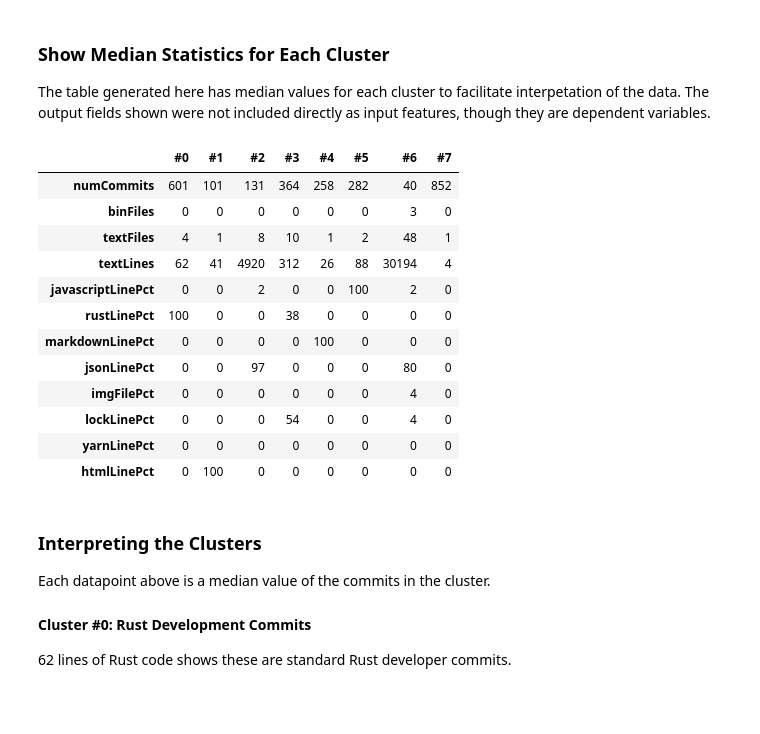
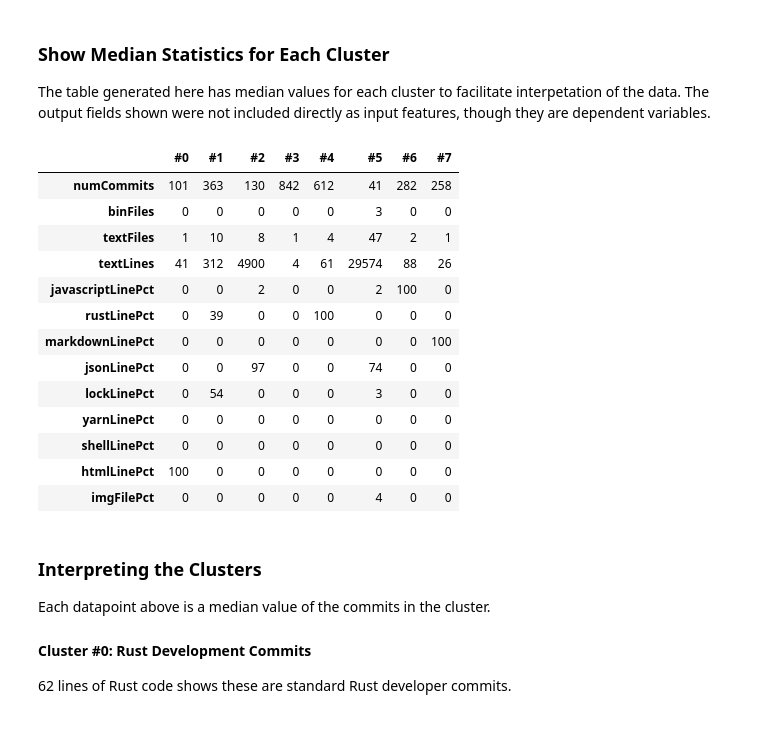
Before and after one commit to Deadman-DAO/Web3HackerNetwork, a Jupyter notebook: sandbox/notebooks/bob/commit_clustering.ipynb, the cells around one changed output. Saved outputs shown, nothing was run; the diff lists cells and outputs as text; code cells hidden in the pictures.

```diff
--- a/sandbox/notebooks/bob/commit_clustering.ipynb
+++ b/sandbox/notebooks/bob/commit_clustering.ipynb
@@ -16,0 +20,3 @@ all_commit_features = feature_map.get_commit_features(all_commit_stats)
+# %%
+possible_names = [feature_name for feature_name in all_commit_features[0].keys() if feature_name.endswith('Lines')]
+str(possible_names)
@@ -16,0 +25,22 @@ all_commit_features = feature_map.get_commit_features(all_commit_stats)
+# %%
+import matplotlib.pyplot as plt
+import numpy as np
+
+def log1p_array(feature_set, feature_name):
+    return [np.log1p(features[feature_name]) for features in feature_set if features[feature_name] > 0]
+
+def hist_me_with_your_best_shot(axis, stats_set, stat_name):
+    logarray = log1p_array(stats_set, stat_name)
+    axis.hist(logarray, 100)
+    axis.set_title(stat_name + " (" + str(len(logarray)) + " commits)")
+
+num_plots = len(possible_names)
+height = num_plots * 3
+fig, axs = plt.subplots(num_plots, 1, figsize=(20,height))
+
+i = 0
+for feature_name in possible_names:
+    hist_me_with_your_best_shot(axs[i], all_commit_features, feature_name)
+    i += 1
+
+plt.show()
@@ -24,7 +56,7 @@ import numpy as np
 
 feature_names = [
     'javascriptLines', 'rustLines', 'markdownLines', 'jsonLines','lockLines',
-    'yarnLines', 'clojureLines', 'htmlLines', 'imgFiles',
+    'yarnLines', 'shellLines', 'htmlLines', 'imgFiles',
 ]
 X = [[np.log1p(features[feature_name]) for feature_name in feature_names] for features in all_commit_features]
 X[slice(5)]
@@ -58,45 +90,46 @@ plt.show()
 ### Reshape the Stats for Easier Handling
 # %%
 for i in range(0, len(y_pred)):
-    all_stats[i]['cluster'] = y_pred[i]
+    all_commit_features[i]['cluster'] = y_pred[i]
 
 clusters = [i for i in range(0, num_clusters)]
 for i in range(0, num_clusters):
-    clusters[i] = [stats for stats in all_stats if stats['cluster'] == i]
+    clusters[i] = [stats for stats in all_commit_features if stats['cluster'] == i]
 # %% [markdown]
 ### Show Median Statistics for Each Cluster
 The table generated here has median values for each cluster to facilitate interpetation of the data. The output fields shown were not included directly as input features, though they are dependent variables.
 # %%
 import numpy as np
 import pandas as pd
 
 cluster_names = ['#' + str(i) for i in range(0,len(clusters))]
 fields = ['numCommits', 'binFiles', 'textFiles', 'textLines',
           'javascriptLinePct', 'rustLinePct', 'markdownLinePct', 'jsonLinePct',
-          'imgFilePct', 'lockLinePct', 'yarnLinePct', 'htmlLinePct']
+          'lockLinePct', 'yarnLinePct', 'shellLinePct', 'htmlLinePct', 'imgFilePct']
 
 for cluster in clusters:
     numCommits = len(cluster)
     for stats in cluster:
         stats['numCommits'] = numCommits
 
 data = [[int(np.round(np.median([stats[field] for stats in cluster]))) for field in fields] for cluster in clusters]
 cluster_df = pd.DataFrame(data, index=cluster_names, columns=fields)
 cluster_df.transpose()
 # %% [output]
 |  | #0 | #1 | #2 | #3 | #4 | #5 | #6 | #7 |
-| numCommits | 601 | 101 | 131 | 364 | 258 | 282 | 40 | 852 |
-| binFiles | 0 | 0 | 0 | 0 | 0 | 0 | 3 | 0 |
-| textFiles | 4 | 1 | 8 | 10 | 1 | 2 | 48 | 1 |
-| textLines | 62 | 41 | 4920 | 312 | 26 | 88 | 30194 | 4 |
-| javascriptLinePct | 0 | 0 | 2 | 0 | 0 | 100 | 2 | 0 |
-| rustLinePct | 100 | 0 | 0 | 38 | 0 | 0 | 0 | 0 |
-| markdownLinePct | 0 | 0 | 0 | 0 | 100 | 0 | 0 | 0 |
-| jsonLinePct | 0 | 0 | 97 | 0 | 0 | 0 | 80 | 0 |
-| imgFilePct | 0 | 0 | 0 | 0 | 0 | 0 | 4 | 0 |
-| lockLinePct | 0 | 0 | 0 | 54 | 0 | 0 | 4 | 0 |
+| numCommits | 101 | 363 | 130 | 842 | 612 | 41 | 282 | 258 |
+| binFiles | 0 | 0 | 0 | 0 | 0 | 3 | 0 | 0 |
+| textFiles | 1 | 10 | 8 | 1 | 4 | 47 | 2 | 1 |
+| textLines | 41 | 312 | 4900 | 4 | 61 | 29574 | 88 | 26 |
+| javascriptLinePct | 0 | 0 | 2 | 0 | 0 | 2 | 100 | 0 |
+| rustLinePct | 0 | 39 | 0 | 0 | 100 | 0 | 0 | 0 |
+| markdownLinePct | 0 | 0 | 0 | 0 | 0 | 0 | 0 | 100 |
+| jsonLinePct | 0 | 0 | 97 | 0 | 0 | 74 | 0 | 0 |
+| lockLinePct | 0 | 54 | 0 | 0 | 0 | 3 | 0 | 0 |
 | yarnLinePct | 0 | 0 | 0 | 0 | 0 | 0 | 0 | 0 |
-| htmlLinePct | 0 | 100 | 0 | 0 | 0 | 0 | 0 | 0 |
+| shellLinePct | 0 | 0 | 0 | 0 | 0 | 0 | 0 | 0 |
+| htmlLinePct | 100 | 0 | 0 | 0 | 0 | 0 | 0 | 0 |
+| imgFilePct | 0 | 0 | 0 | 0 | 0 | 4 | 0 | 0 |
 # %% [markdown]
 ### Interpreting the Clusters
 Each datapoint above is a median value of the commits in the cluster.
```
Also changed, not shown: parts of 4 cells of this notebook.
